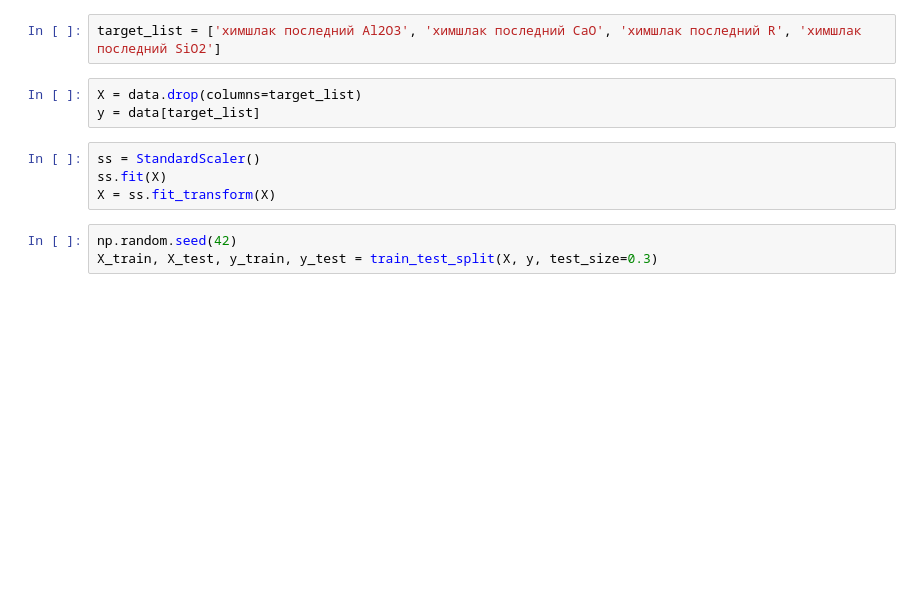
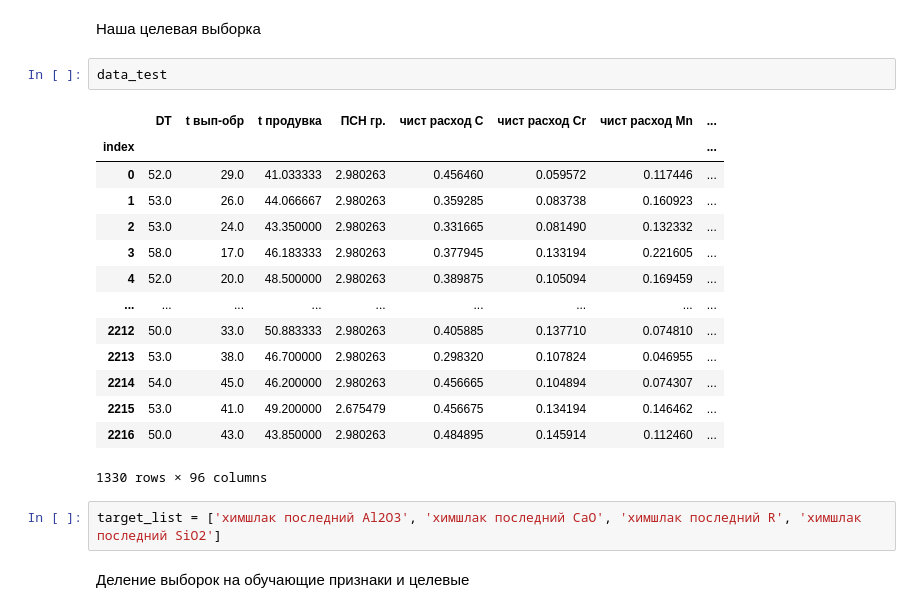
Before and after one commit to OnlyOneUseAcc/Evraz-SCC-prediction, a Jupyter notebook: GBR.ipynb, the cells around one changed output. Drawn from its saved outputs; the diff is of its cells as text; blank space fills up the shorter version.

```diff
--- a/GBR.ipynb
+++ b/GBR.ipynb
@@ -14,12 +34,23 @@ data
+# %% [markdown]
+Наша целевая выборка
+# %%
+data_test
+# %% [output]
+|  | DT | t вып-обр | t продувка | ПСН гр. | чист расход C | чист расход Cr | чист расход Mn | ... |
+| index |  |  |  |  |  |  |  | ... |
+| 0 | 52.0 | 29.0 | 41.033333 | 2.980263 | 0.456460 | 0.059572 | 0.117446 | ... |
+| 1 | 53.0 | 26.0 | 44.066667 | 2.980263 | 0.359285 | 0.083738 | 0.160923 | ... |
+| 2 | 53.0 | 24.0 | 43.350000 | 2.980263 | 0.331665 | 0.081490 | 0.132332 | ... |
+| 3 | 58.0 | 17.0 | 46.183333 | 2.980263 | 0.377945 | 0.133194 | 0.221605 | ... |
+| 4 | 52.0 | 20.0 | 48.500000 | 2.980263 | 0.389875 | 0.105094 | 0.169459 | ... |
+| ... | ... | ... | ... | ... | ... | ... | ... | ... |
+| 2212 | 50.0 | 33.0 | 50.883333 | 2.980263 | 0.405885 | 0.137710 | 0.074810 | ... |
+| 2213 | 53.0 | 38.0 | 46.700000 | 2.980263 | 0.298320 | 0.107824 | 0.046955 | ... |
+| 2214 | 54.0 | 45.0 | 46.200000 | 2.980263 | 0.456665 | 0.104894 | 0.074307 | ... |
+| 2215 | 53.0 | 41.0 | 49.200000 | 2.675479 | 0.456675 | 0.134194 | 0.146462 | ... |
+| 2216 | 50.0 | 43.0 | 43.850000 | 2.980263 | 0.484895 | 0.145914 | 0.112460 | ... |
+1330 rows × 96 columns
 # %%
 target_list = ['химшлак последний Al2O3', 'химшлак последний CaO', 'химшлак последний R', 'химшлак последний SiO2']
-# %%
-X = data.drop(columns=target_list)
-y = data[target_list]
-# %%
-ss = StandardScaler()
-ss.fit(X)
-X = ss.fit_transform(X)
-# %%
-np.random.seed(42)
-X_train, X_test, y_train, y_test = train_test_split(X, y, test_size=0.3)
+# %% [markdown]
+Деление выборок на обучающие признаки и целевые
```
Also changed, not shown: parts of 32 cells of this notebook, 2 other files.
